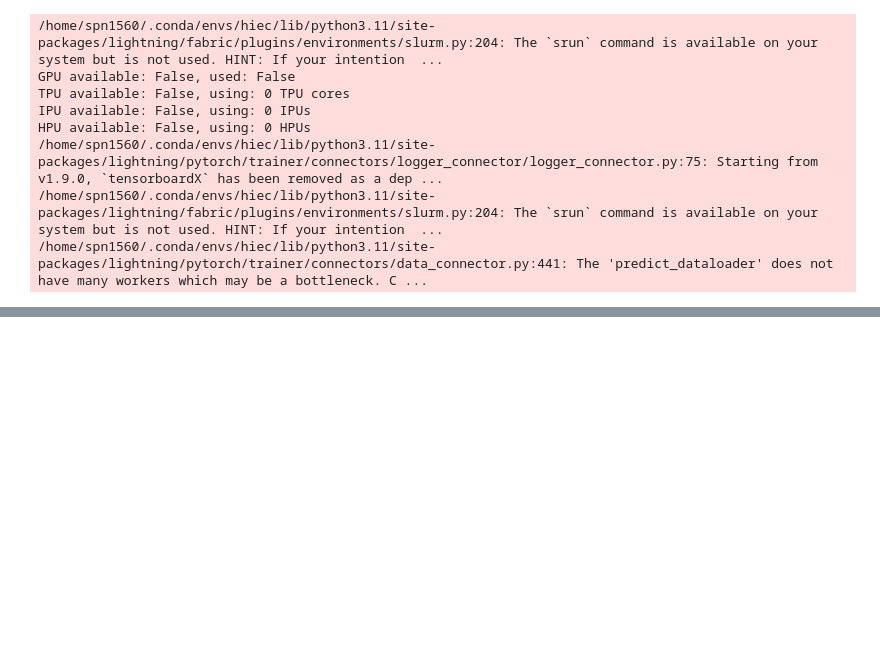
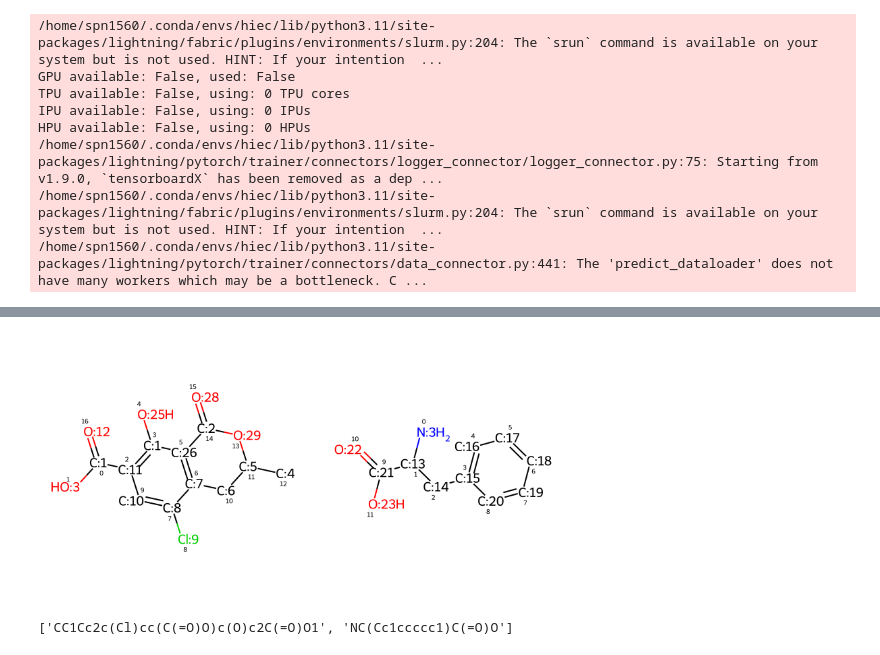
Before and after one commit to stefanpate/rcgnn, a Jupyter notebook: notebooks/gnn_play.ipynb, the cells around one changed output, grey strips where cells are left out. Saved outputs shown, nothing was run; the diff lists cells and outputs as text; code cells hidden in the pictures; blank space fills up the shorter version.

```diff
--- a/notebooks/gnn_play.ipynb
+++ b/notebooks/gnn_play.ipynb
@@ -133,0 +204,9 @@ print(scores)
+# %%
+output_am = [Chem.MolFromSmiles(Chem.CanonSmiles(elt)) for elt in am_smarts.split(">>")[1].split(".")]
+Draw.MolsToGridImage(output_am, subImgSize=(400, 400))
+# %% [output]
+[figure, added]
+# %%
+print(smarts.split(">>")[1].split('.'))
+# %% [output]
+['CC1Cc2c(Cl)cc(C(=O)O)c(O)c2C(=O)O1', 'NC(Cc1ccccc1)C(=O)O']
```
Also changed, not shown: parts of 21 cells of this notebook, 30 other files.
